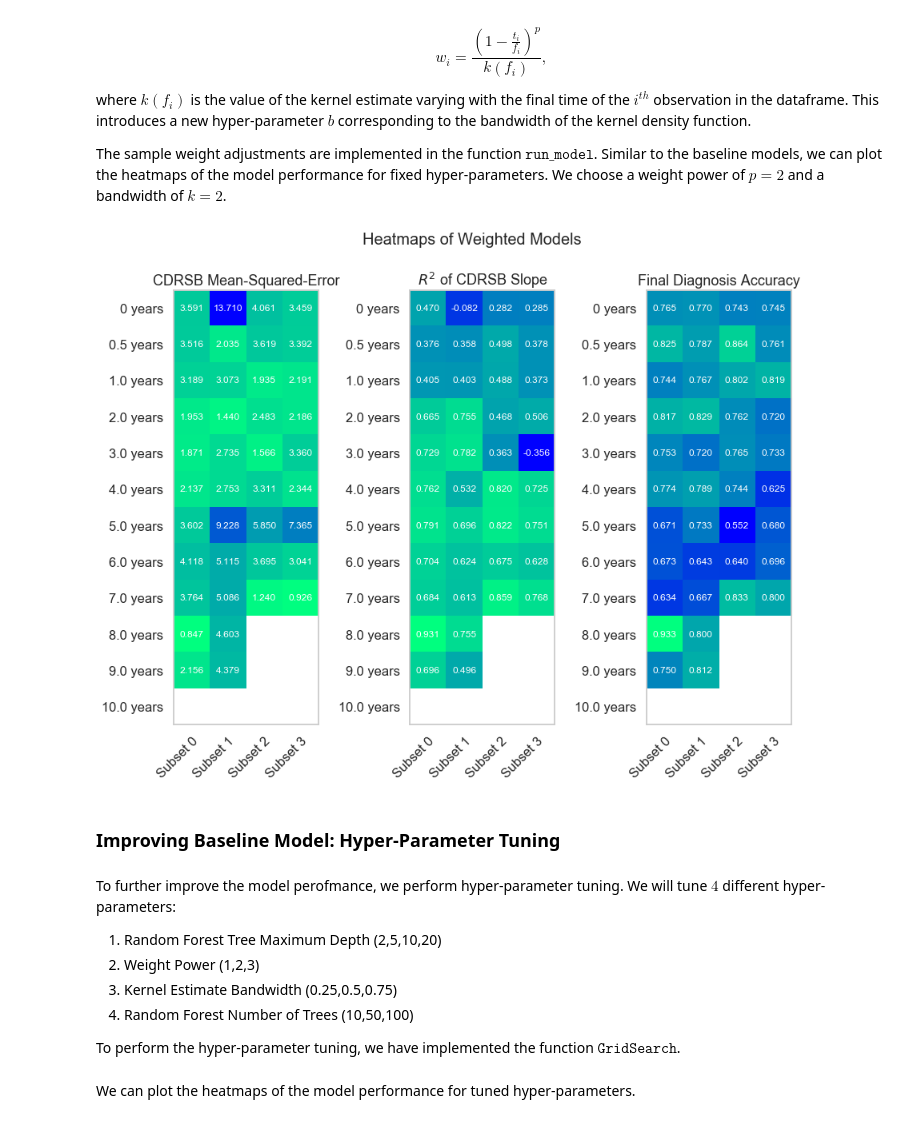
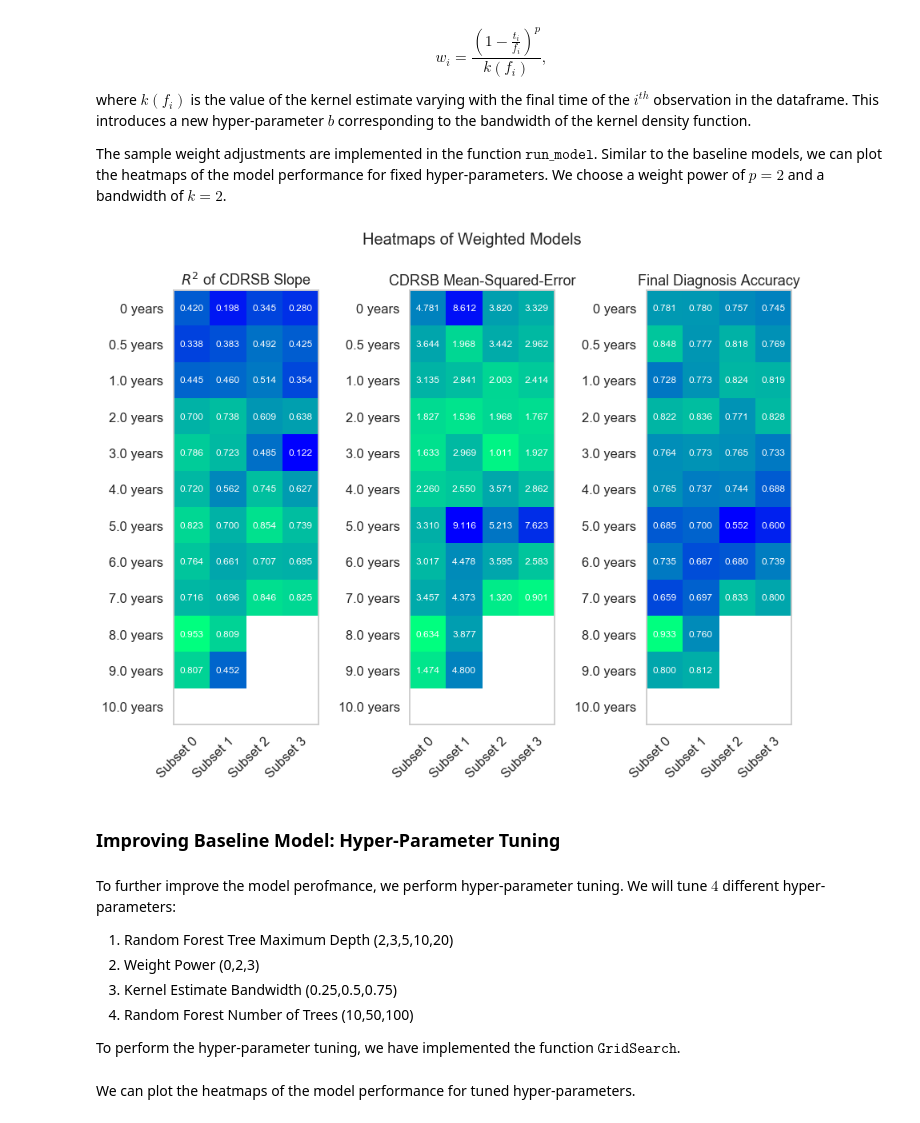
Before and after one commit to damela/CS209A_AD_Project, a Jupyter notebook: notebooks/Models_combined.ipynb, the cells around one changed output. Cells and saved outputs as stored; diff of their text form; code cells hidden in the pictures.

Commit message:
Modified notebook with Models

```diff
--- a/notebooks/Models_combined.ipynb
+++ b/notebooks/Models_combined.ipynb
@@ -268,7 +267,7 @@ for v in visits_new:
 # %% [markdown]
 To assess the performance of the different models to predict the slope of the CDRSB, the future CDRSB score, and the future diagnosis, we implemented the following functions.
 # %%
-def run_model(X,y,assessment,seed=40,size=0.3,kernel_opt = False,weight=0,max_depth = 3,bandwidth=0.5,n_estimators=10):
+def run_model(X,y,assessment,seed=40,size=0.3,kernel_opt = False,weight=0,max_depth = 3,bandwidth=0.5,n_estimators=100):
     '''
     **Train model with RF regressor on the CDRSB slope and return different scores
     * param[in] X predictor matrix
@@ -354,7 +353,11 @@ def GridSearch(max_depths,weights,bandwidths,n_estimators,subset,year):
     best_params = []
     for max_depth in max_depths:
         for weight in weights:
-            for bandwidth in bandwidths:
+            if weight == 0:
+                bws = [0]
+            else:
+                bws = bandwidths
+            for bandwidth in bws:
                 for n_estimator in n_estimators:
                     _,_,R2,_,cdrsb_error_test,_,diagnosis_accuracy=\
                     run_model(Xs[subset][year],ys[subset][year],assessments[subset][year],\
@@ -367,7 +370,7 @@ def GridSearch(max_depths,weights,bandwidths,n_estimators,subset,year):
 
     return best_cdrsb_error, best_diagnosis_accuracy,best_R2,best_params
 
-def plotModelPerformance(ax,title,years,train_score,test_score,mse_train,mse_test,acc_train,acc_test):
+def plotModelPerformance(ax,title,years,train_score,test_score,mse_train,mse_test,acc_train,acc_test,includey=False):
     '''
     **Plot model performance (R2 of CDRSB slope, MSE of future CDRSB, and accuracy of diagnosis)
       as a function of the number of years for a fixed feature subset
@@ -383,9 +386,9 @@ def plotModelPerformance(ax,title,years,train_score,test_score,mse_train,mse_tes
     #Plot the train and test score vs time
     ax[0].plot(years,train_score,'b-',label='train')
     ax[0].plot(years,test_score,'r-',label='test')
-    ax[0].set_xlabel('Time [years]')
-    ax[0].set_ylabel(r'$R^2$')
-    ax[0].set_title(r'$R^2$ Slope ('+title+')')
+    if includey:
+        ax[0].set_ylabel(r'$R^2$')
+    ax[0].set_title(title)
     ax[0].set_xlim(0,10)
     ax[0].set_ylim(0.2,1)
     ax[0].legend()
@@ -393,9 +396,8 @@ def plotModelPerformance(ax,title,years,train_score,test_score,mse_train,mse_tes
     #Plot the train and test mse vs number of visits
     ax[1].plot(years,cdrsb_error_train,'b-',label='train')
     ax[1].plot(years,cdrsb_error_test,'r-',label='test')
-    ax[1].set_xlabel('Time [years]')
-    ax[1].set_ylabel('MSE')
-    ax[1].set_title(r'MSE CDRSB ('+title+')')
+    if includey:
+        ax[1].set_ylabel('MSE')
     ax[1].set_xlim(0,10)
     ax[1].set_ylim(0,10)
     ax[1].legend()
@@ -404,8 +406,8 @@ def plotModelPerformance(ax,title,years,train_score,test_score,mse_train,mse_tes
     ax[2].plot(years,diagnosis_error_train,'b-',label='train')
     ax[2].plot(years,diagnosis_error_test,'r-',label='test')
     ax[2].set_xlabel('Time [years]')
-    ax[2].set_ylabel('Accuracy')
-    ax[2].set_title('Accuracy ('+title+')')
+    if includey:
+        ax[2].set_ylabel('Accuracy')
     ax[2].set_xlim(0,10)
     ax[2].set_ylim(0.4,1.0)
     ax[2].legend()
@@ -593,44 +586,44 @@ The sample weight adjustments are implemented in the function $\texttt{run_model
 # %%
 '''HEATMAPS OF THE WEIGHTED MODELS'''
 
 #Declare properties to map
 cdrsb_error_mat = np.zeros((12,4))
 R2_mat = np.zeros((12,4))
 diagnosis_accuracy_mat = np.zeros((12,4))
 years = [0,0.5]+list(np.linspace(1,10,10))
 
 #Hyper-parameters
 p = 2
-b = 0.5
+b = .5
 
 #Compute property matrices
 for i in range(4):
     for j,y in enumerate(years):
         numNonFinalPatients = sum((assessments[i][y]['TIME'] - assessments[i][y]['final_time'])!=0)
         if numNonFinalPatients > 10:
             _,_,R2_mat[j][i],_,cdrsb_error_mat[j][i],\
             _,diagnosis_accuracy_mat[j][i]=\
-            run_model(Xs[i][y],ys[i][y],assessments[i][y],weight=p,bandwidth=b)
+            run_model(Xs[i][y],ys[i][y],assessments[i][y],weight=p,bandwidth=b,kernel_opt=True)
         else:
             cdrsb_error_mat[j][i] = np.NaN
             R2_mat[j][i] = np.NaN
             diagnosis_accuracy_mat[j][i] = np.NaN
 
 #Plot heatmaps
 fig,axes = plt.subplots(ncols=3,nrows=1,figsize=(15,10))
-plotHeatMap(cdrsb_error_mat,axes[0],'CDRSB Mean-Squared-Error',reverse=True)
-plotHeatMap(R2_mat,axes[1],'$R^2$ of CDRSB Slope')
+plotHeatMap(R2_mat,axes[0],'$R^2$ of CDRSB Slope')
+plotHeatMap(cdrsb_error_mat,axes[1],'CDRSB Mean-Squared-Error',reverse=True)
 plotHeatMap(diagnosis_accuracy_mat,axes[2],'Final Diagnosis Accuracy')
 plt.suptitle('Heatmaps of Weighted Models',fontsize=20);
 # %% [output]
-[figure, old version]
+[figure, new version]
 # %% [markdown]
 ### Improving Baseline Model: Hyper-Parameter Tuning
 # %% [markdown]
 To further improve the model perofmance, we perform hyper-parameter tuning. We will tune $4$ different hyper-parameters:
 
-1. Random Forest Tree Maximum Depth (2,5,10,20)
-2. Weight Power (1,2,3)
+1. Random Forest Tree Maximum Depth (2,3,5,10,20)
+2. Weight Power (0,2,3)
 3. Kernel Estimate Bandwidth (0.25,0.5,0.75)
 4. Random Forest Number of Trees (10,50,100)
 
```
Also changed, not shown: parts of 14 cells of this notebook.
